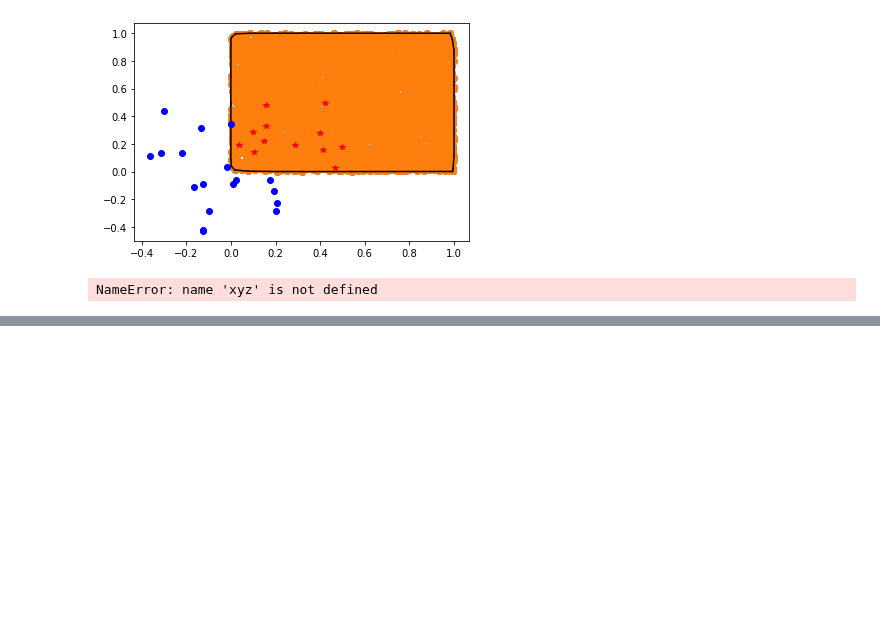
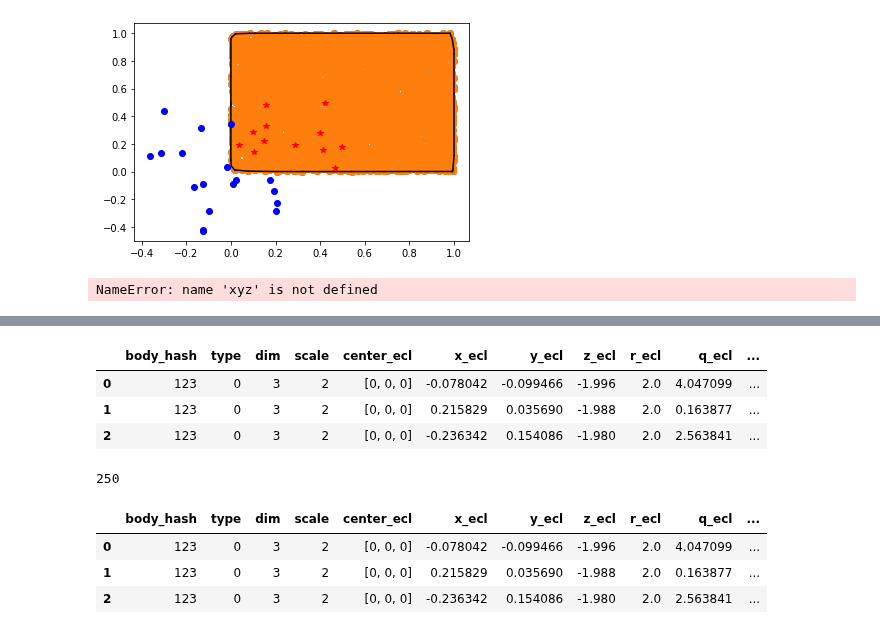
Before and after one commit to seap-udea/pryngles, a Jupyter notebook: dev/attic.ipynb, the cells around one changed output, grey strips where cells are left out. Saved outputs shown, nothing was run; the diff lists cells and outputs as text; code cells hidden in the pictures; blank space fills up the shorter version.

```diff
--- a/dev/attic.ipynb
+++ b/dev/attic.ipynb
@@ -402,0 +428,6 @@ Ring.spangle_body=spangle_body
+# %%
+sg=Spangler(nspangles=500,body_hash="123",n_equ=[0,0,1],n_obs=[1,0,0],n_luz=[1,1,0],center_ecl=[0,0,1])
+sg.populate_spangler(geometry="sphere",scale=2,seed=1)
+cond=(sg.data.f_equ>0)&((sg.data.q_equ>0)&(sg.data.q_equ<np.pi/2))
+sg.data.albedo_gray_normal[cond]=0.1
+sg.set_rotation("123",1,0)
@@ -402,0 +442,3 @@ Ring.spangle_body=spangle_body
+# %%
+sg.set_positions(t=3,n_luz=[1,1,0])
+sg.plot3d(factor=1.3,c='b',s=3)
@@ -402,0 +448,18 @@ Ring.spangle_body=spangle_body
+# %%
+print_df(sg.data.head(3))
+# %% [output]
+|  | body_hash | type | dim | scale | center_ecl | x_ecl | y_ecl | z_ecl | r_ecl | q_ecl | ... |
+| 0 | 123 | 0 | 3 | 2 | [0, 0, 0] | -0.078042 | -0.099466 | -1.996 | 2.0 | 4.047099 | ... |
+| 1 | 123 | 0 | 3 | 2 | [0, 0, 0] | 0.215829 | 0.035690 | -1.988 | 2.0 | 0.163877 | ... |
+| 2 | 123 | 0 | 3 | 2 | [0, 0, 0] | -0.236342 | 0.154086 | -1.980 | 2.0 | 2.563841 | ... |
+# %%
+sg.data.visible.sum()
+# %% [output]
+250
+# %%
+print_df(sg.data.head(3))
+# %% [output]
+|  | body_hash | type | dim | scale | center_ecl | x_ecl | y_ecl | z_ecl | r_ecl | q_ecl | ... |
+| 0 | 123 | 0 | 3 | 2 | [0, 0, 0] | -0.078042 | -0.099466 | -1.996 | 2.0 | 4.047099 | ... |
+| 1 | 123 | 0 | 3 | 2 | [0, 0, 0] | 0.215829 | 0.035690 | -1.988 | 2.0 | 0.163877 | ... |
+| 2 | 123 | 0 | 3 | 2 | [0, 0, 0] | -0.236342 | 0.154086 | -1.980 | 2.0 | 2.563841 | ... |
```
Also changed, not shown: parts of 7 cells of this notebook, 6 other files.
